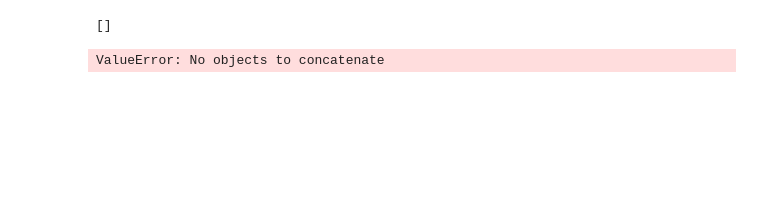
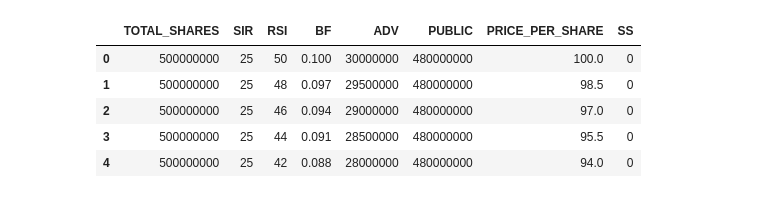
Before and after one commit to HardyUnine/ML_Project, a Jupyter notebook: XGBoost_Tree.ipynb, the cells around one changed output. Cells and saved outputs as stored; diff of their text form; code cells hidden in the pictures; blank space fills up the shorter version.

```diff
--- a/XGBoost_Tree.ipynb
+++ b/XGBoost_Tree.ipynb
@@ -11,7 +11,7 @@ from sklearn.metrics import confusion_matrix
 from sklearn.metrics import ConfusionMatrixDisplay
 # %%
 # URL to the GitHub folder (NOT raw, NOT the file, but the folder)
-api_url = "https://api.github.com/HardyUnine/ML_Project/tree/main/plan_b"
+api_url = "https://api.github.com/repos/HardyUnine/ML_Project/contents/plan_b"
 
 # Get list of files in the folder
 files = requests.get(api_url).json()
@@ -22,18 +22,26 @@ csv_urls = [f["download_url"] for f in files if f["name"].endswith(".csv")]
 # Load all CSVs into one dataframe
 dfs = []
 for url in csv_urls:
-    df = pd.read_csv(url)
-    df["source_file"] = url.split("/")[-1].replace(".csv", "")  # optional tag
-    dfs.append(df)
+    data = pd.read_csv(url)
+    data["source_file"] = url.split("/")[-1].replace(".csv", "")  # optional tag
+    dfs.append(data)
 
-data = pd.concat(dfs, ignore_index=True)
+df = pd.concat(dfs, ignore_index=True)
 
 
 # df = pd.read_csv("nom_a_changer.csv") # CHANGE CSV NAME HERE ZZ
 # df.head()
 
 # # Cant have white space between words when wanting to draw trees!!
-# %% [output]
-[]
-ValueError: No objects to concatenate
+# %%
+df.drop(['DAY', 'TICKER', 'COMPANY_NAME', 'source_file'], axis=1, inplace=True)
+
+df.head()
+# %% [output]
+|  | TOTAL_SHARES | SIR | RSI | BF | ADV | PUBLIC | PRICE_PER_SHARE | SS |
+| 0 | 500000000 | 25 | 50 | 0.100 | 30000000 | 480000000 | 100.0 | 0 |
+| 1 | 500000000 | 25 | 48 | 0.097 | 29500000 | 480000000 | 98.5 | 0 |
+| 2 | 500000000 | 25 | 46 | 0.094 | 29000000 | 480000000 | 97.0 | 0 |
+| 3 | 500000000 | 25 | 44 | 0.091 | 28500000 | 480000000 | 95.5 | 0 |
+| 4 | 500000000 | 25 | 42 | 0.088 | 28000000 | 480000000 | 94.0 | 0 |
 # %%
```
Also changed, not shown: parts of 3 cells of this notebook.
